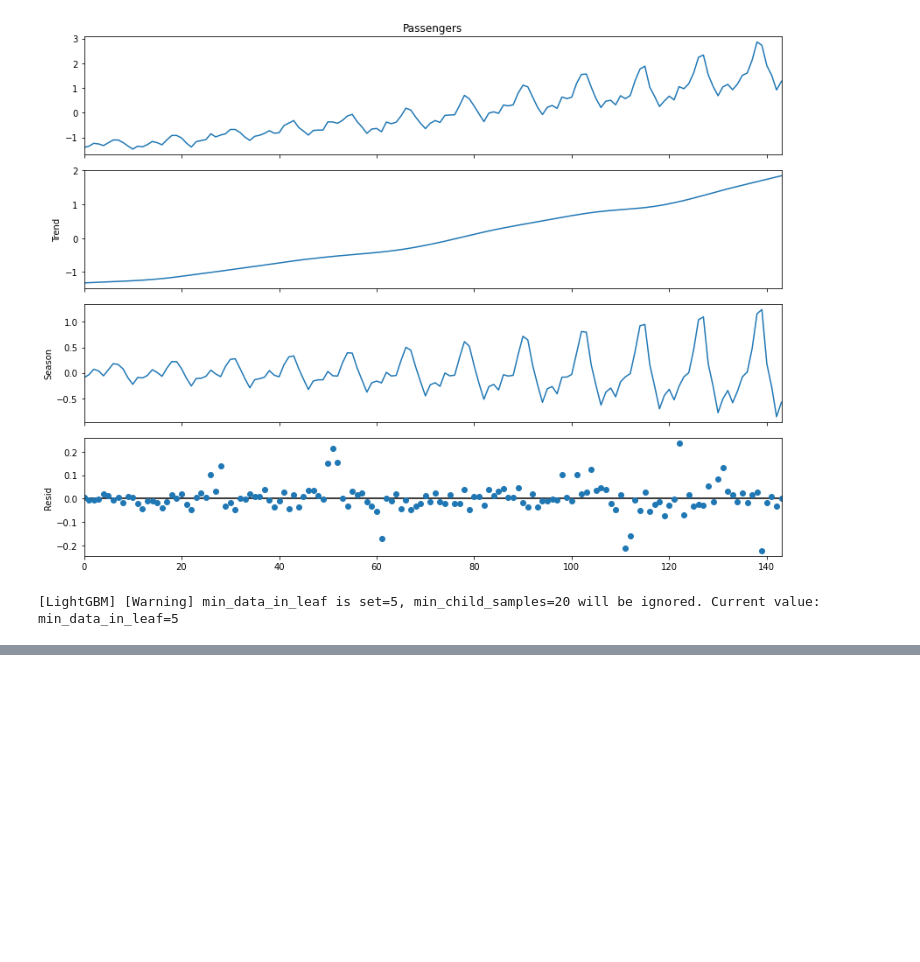
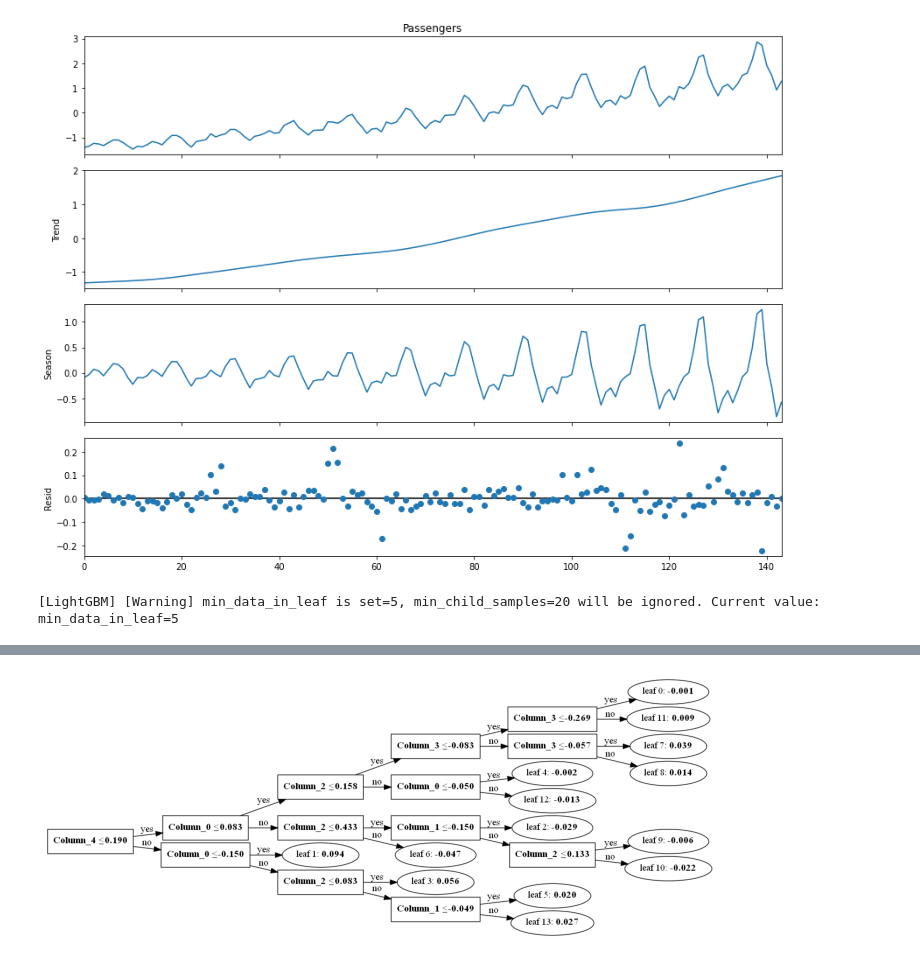
Before and after one commit to gitmsmn/MultipleModelAddMethod, a Jupyter notebook: multiple_ell.ipynb, the cells around one changed output, grey strips where cells are left out. Drawn from its saved outputs; the diff is of its cells as text; code cells hidden in the pictures; blank space fills up the shorter version.

```diff
--- a/multiple_ell.ipynb
+++ b/multiple_ell.ipynb
@@ -168,3 +169,7 @@ plt.show()
 [figure]
 [figure]
 [figure]
+# %%
+lgb.plot_tree(seasonal_model, tree_index=0);
+# %% [output]
+[figure, added]
```
Also changed, not shown: parts of 5 cells of this notebook, 14 other files.
